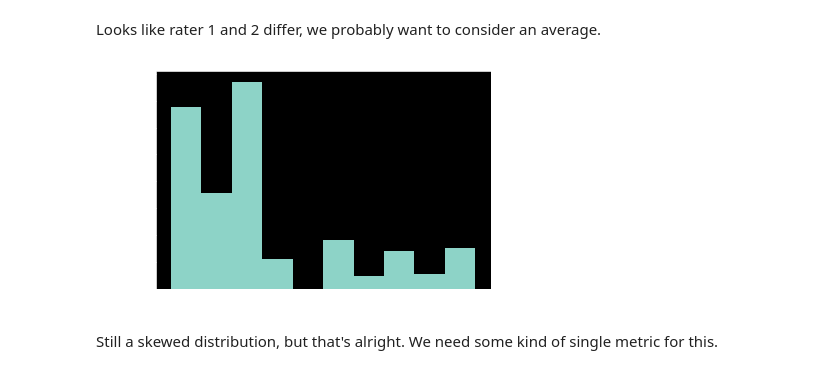
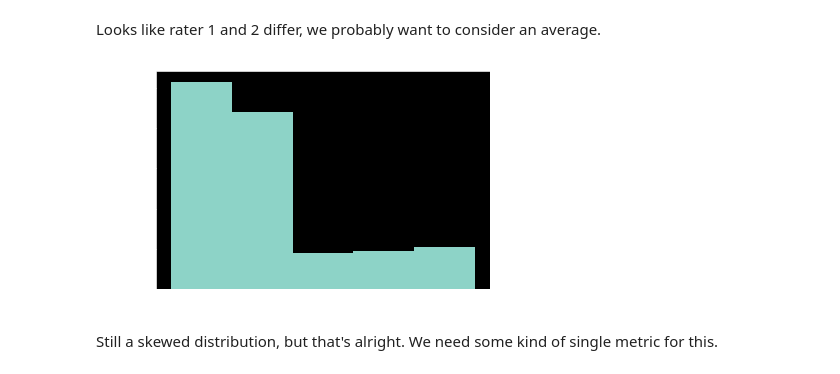
Before and after one commit to markertsean/redcard, a Jupyter notebook: Exploration.ipynb, the cells around one changed output. Cells and saved outputs as stored; diff of their text form; code cells hidden in the pictures.

```diff
--- a/Exploration.ipynb
+++ b/Exploration.ipynb
@@ -1,5 +1,5 @@
 # %%
-input_file_path = 'redcard.csv'
+input_file_path = 'redcard.csv.gz'
 # %% [markdown]
 ## This exploration was done by Sean Markert, for the redCard data set. The purpose of the challenge is to check whether or not there is bias against darker skin players, and they recieve more red cards.
 
@@ -288,9 +296,9 @@ plt.show()
 Looks like rater 1 and 2 differ, we probably want to consider an average.
 # %%
 raw_df['rater_avg'] = ( raw_df['rater1'] + raw_df['rater2'] ) / 2.
-raw_df['rater_avg'].plot.hist( bins=10 )
+raw_df['rater_avg'].plot.hist( bins=5 )
 plt.show()
 # %% [output]
-[figure, old version]
+[figure, new version]
 # %% [markdown]
 Still a skewed distribution, but that's alright. We need some kind of single metric for this.
```
Also changed, not shown: parts of 50 cells of this notebook.
